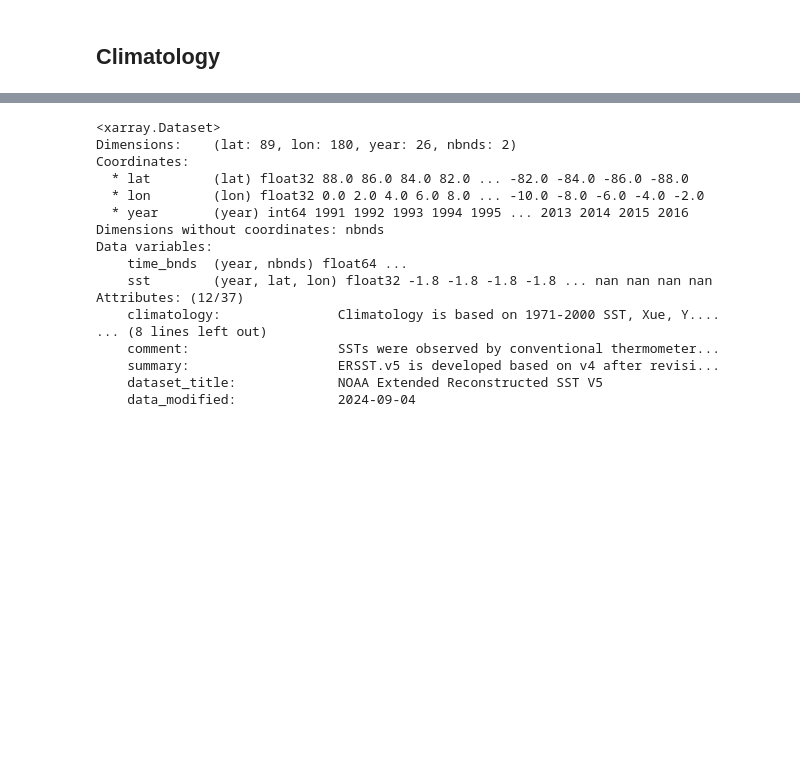
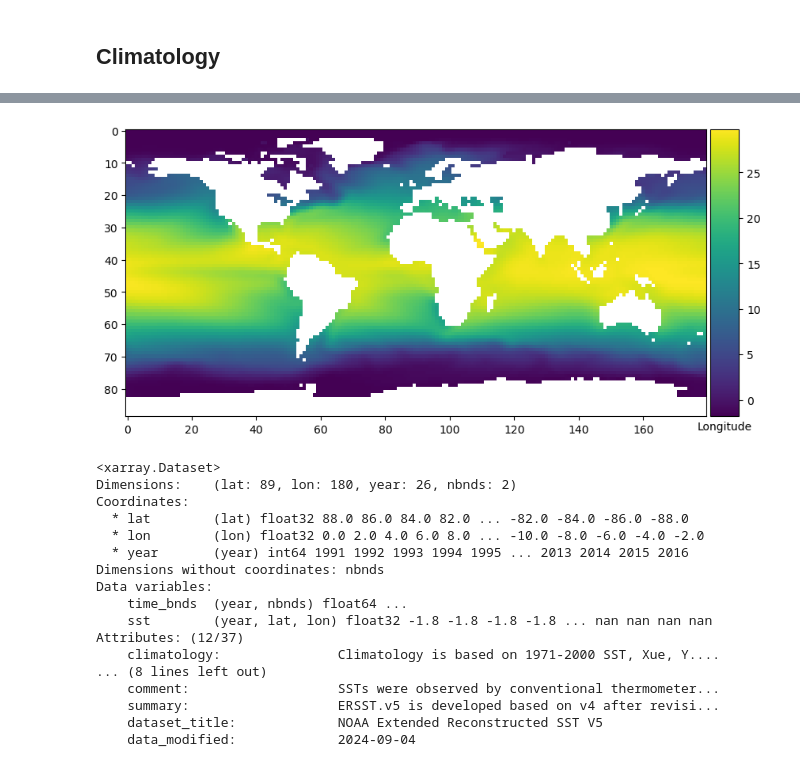
Before and after one commit to blackteacatsu/fall_2024_climate_infectionous, a Jupyter notebook: project/CLIMATE_VAR_analysis.ipynb, the cells around one changed output, grey strips where cells are left out. Saved outputs shown, nothing was run; the diff lists cells and outputs as text; code cells hidden in the pictures; blank space fills up the shorter version.

```diff
--- a/project/CLIMATE_VAR_analysis.ipynb
+++ b/project/CLIMATE_VAR_analysis.ipynb
@@ -51,0 +63,10 @@ Attributes: (12/37)
+# %%
+sst_mn_mean = xr.open_dataset('./data/sst.mnmean.nc')
+sst_mn_mean.coords['lon']= np.where(sst_mn_mean.lon > 180,
+                                  sst_mn_mean.lon - 360,
+                                  sst_mn_mean.lon)
+
+sst_mn_mean=sst_mn_mean.sortby('lon')
+sst_mn_mean['sst']=sst_mn_mean.sst.roll(lon=int(180/2), roll_coords=True)
+
+sst_mn_mean
@@ -51,0 +91,4 @@ Attributes: (12/37)
+# %%
+sst_mn_mean = sst_mn_mean['sst'].sel(time = slice('1990-01-01', '2021-12-01'))
+sst_climatology = sst_mn_mean.mean(dim='time')
+sst_climatology
@@ -52,3 +128,24 @@ Attributes: (12/37)
+# %%
+# Create the plot
+from mpl_toolkits.axes_grid1 import make_axes_locatable
+fig, ax = plt.subplots(figsize=(10, 10))
+
+# Display the image using plt.imshow
+im = ax.imshow(sst_climatology.values)
+
+# Create a divider for the existing axes to align the color bar
+divider = make_axes_locatable(ax)
+cax = divider.append_axes("right", size="5%", pad=0.05)  # Adjust size and padding as needed
+
+plt.gca().set_xlabel('Longitude')
+
+# Add the color bar to the new axes, ensuring it fits the image size
+plt.colorbar(im, cax=cax)
+
+# Show the plot
+plt.show()
+# %% [output]
+[figure, added]
 # %%
 sst_yr_mean = sst_yr_mean.sel(year = slice('1990-01-01', '2021-12-01'))
 lat=sst_yr_mean['lat']
```
Also changed, not shown: parts of 7 cells of this notebook, 1 other file.
